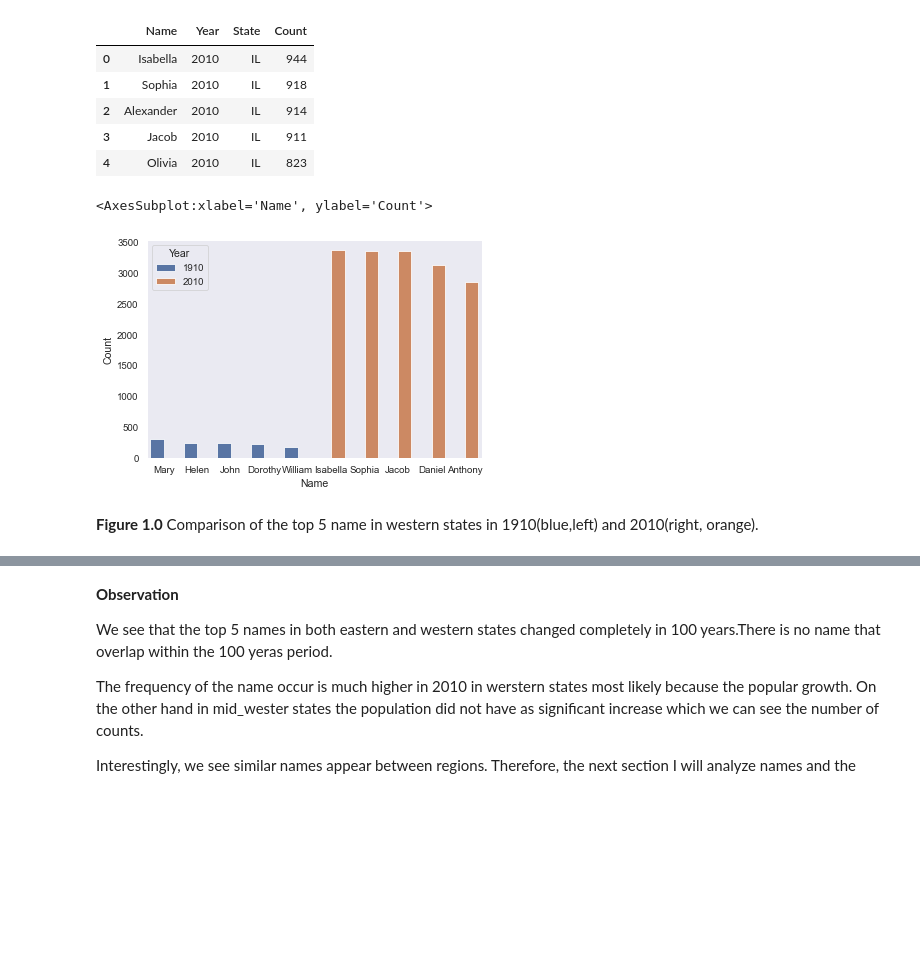
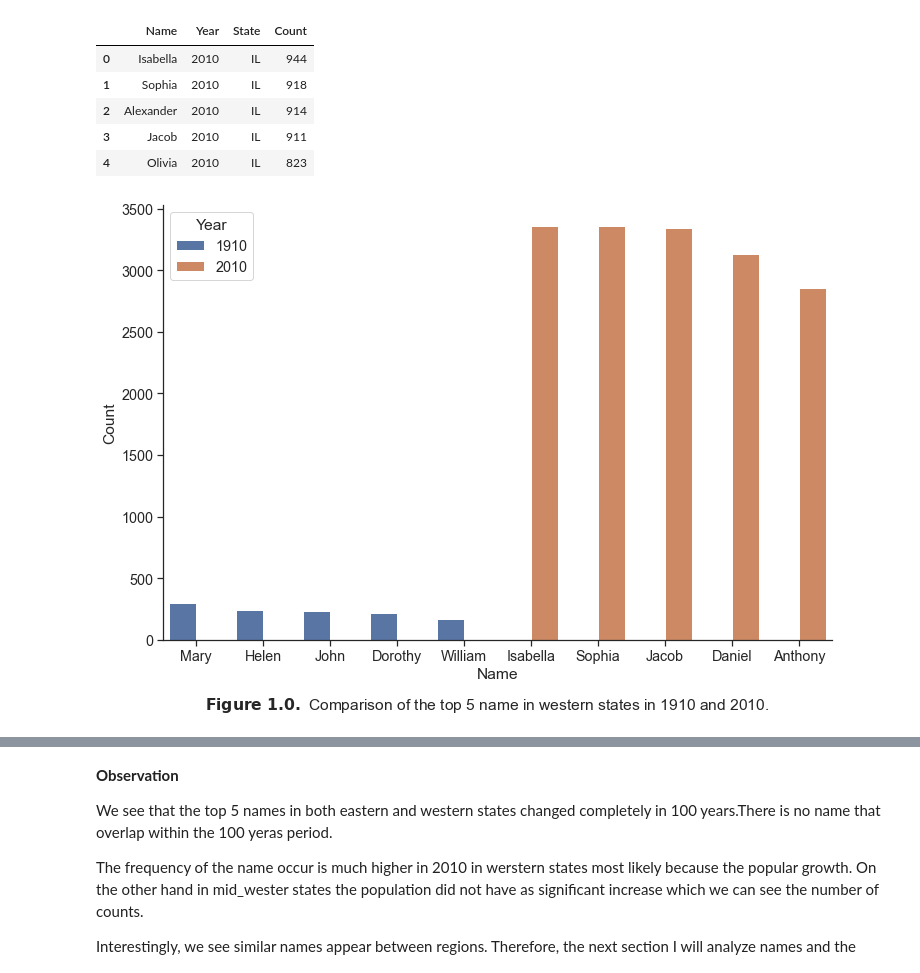
Before and after one commit to data301-2020-winter2/course-project-group_1039, a Jupyter notebook: analysis/Rita/Milestonr2_EDA.ipynb, the cells around one changed output, grey strips where cells are left out. Saved outputs shown, nothing was run; the diff lists cells and outputs as text; code cells hidden in the pictures; blank space fills up the shorter version.

Commit message:
format plot design

```diff
--- a/analysis/Rita/Milestonr2_EDA.ipynb
+++ b/analysis/Rita/Milestonr2_EDA.ipynb
@@ -188,17 +188,20 @@ mw_2010
 # %%
 # In order to visualize the influence of time, I will focus on change of names in just western states over the 100 years
 # I will combine the 1910 and 2010 western states dataset for comparison
 # Barplot is used for visualisation as it allows direct numerical value comparison
-sns.set_theme(context="paper", style="dark",  font_scale= 1.1)
+sns.set_theme(context="notebook", style="ticks",  font_scale= 1.3)
+fig = plt.figure(figsize=(12,8))
 west_time = pd.concat([west_1910, west_2010], axis=0)
-sns.barplot(x="Name",
+w_t = sns.barplot(x="Name",
             y='Count',
             data= west_time,
            hue = "Year")
+fig.text(x=0.5,
+          y=0.005,
+          ha='center',
+          s=r"${\bf Figure\ 1.0.}$ Comparison of the top 5 name in western states in 1910 and 2010.")
+sns.despine()
 # %% [output]
-<AxesSubplot:xlabel='Name', ylabel='Count'>
-[figure, old version]
+[figure, new version]
-# %% [markdown]
-**Figure 1.0** Comparison of the top 5 name in western states in 1910(blue,left) and 2010(right, orange).
 # %%
 # Same analysis are done with mid_western states as well
```
Also changed, not shown: parts of 8 cells of this notebook, 1 other file.
